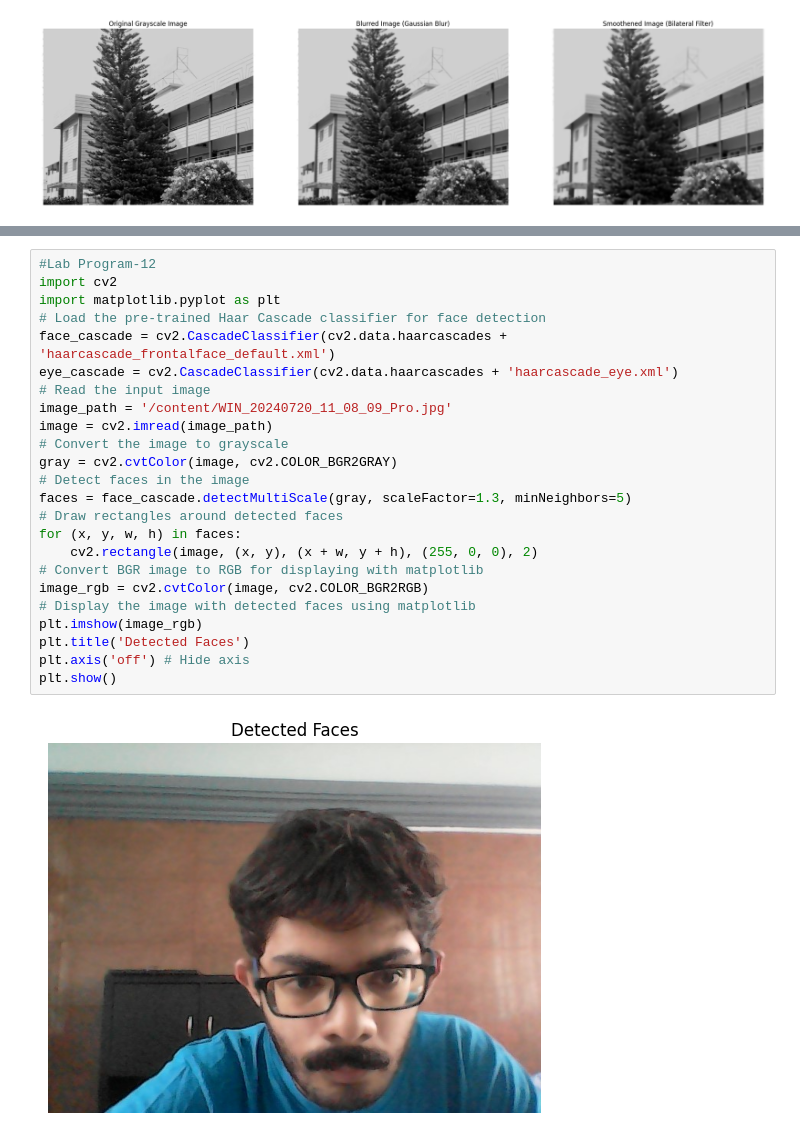
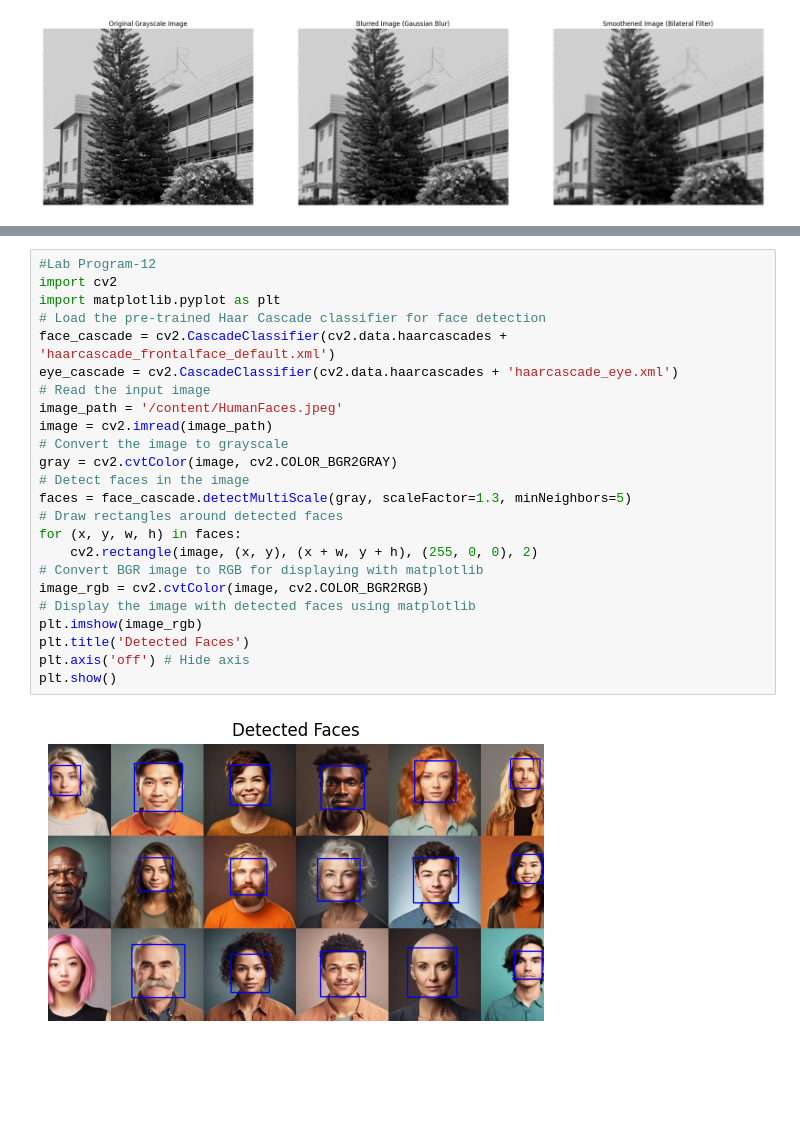
Before and after one commit to harshrg2003/Image-Processing-Lab-Programs, a Jupyter notebook: ImageProcessing.ipynb, the cells around one changed output, grey strips where cells are left out. Drawn from its saved outputs; the diff is of its cells as text; blank space fills up the shorter version.

```diff
--- a/ImageProcessing.ipynb
+++ b/ImageProcessing.ipynb
@@ -230,26 +230,26 @@ plt.show()
 # %%
 #Lab Program-12
 import cv2
 import matplotlib.pyplot as plt
 # Load the pre-trained Haar Cascade classifier for face detection
 face_cascade = cv2.CascadeClassifier(cv2.data.haarcascades + 'haarcascade_frontalface_default.xml')
 eye_cascade = cv2.CascadeClassifier(cv2.data.haarcascades + 'haarcascade_eye.xml')
 # Read the input image
-image_path = '/content/WIN_20240720_11_08_09_Pro.jpg'
+image_path = '/content/HumanFaces.jpeg'
 image = cv2.imread(image_path)
 # Convert the image to grayscale
 gray = cv2.cvtColor(image, cv2.COLOR_BGR2GRAY)
 # Detect faces in the image
 faces = face_cascade.detectMultiScale(gray, scaleFactor=1.3, minNeighbors=5)
 # Draw rectangles around detected faces
 for (x, y, w, h) in faces:
     cv2.rectangle(image, (x, y), (x + w, y + h), (255, 0, 0), 2)
 # Convert BGR image to RGB for displaying with matplotlib
 image_rgb = cv2.cvtColor(image, cv2.COLOR_BGR2RGB)
 # Display the image with detected faces using matplotlib
 plt.imshow(image_rgb)
 plt.title('Detected Faces')
 plt.axis('off') # Hide axis
 plt.show()
 # %% [output]
-[figure, old version]
+[figure, new version]
```
Also changed, not shown: parts of 1 cell of this notebook.
